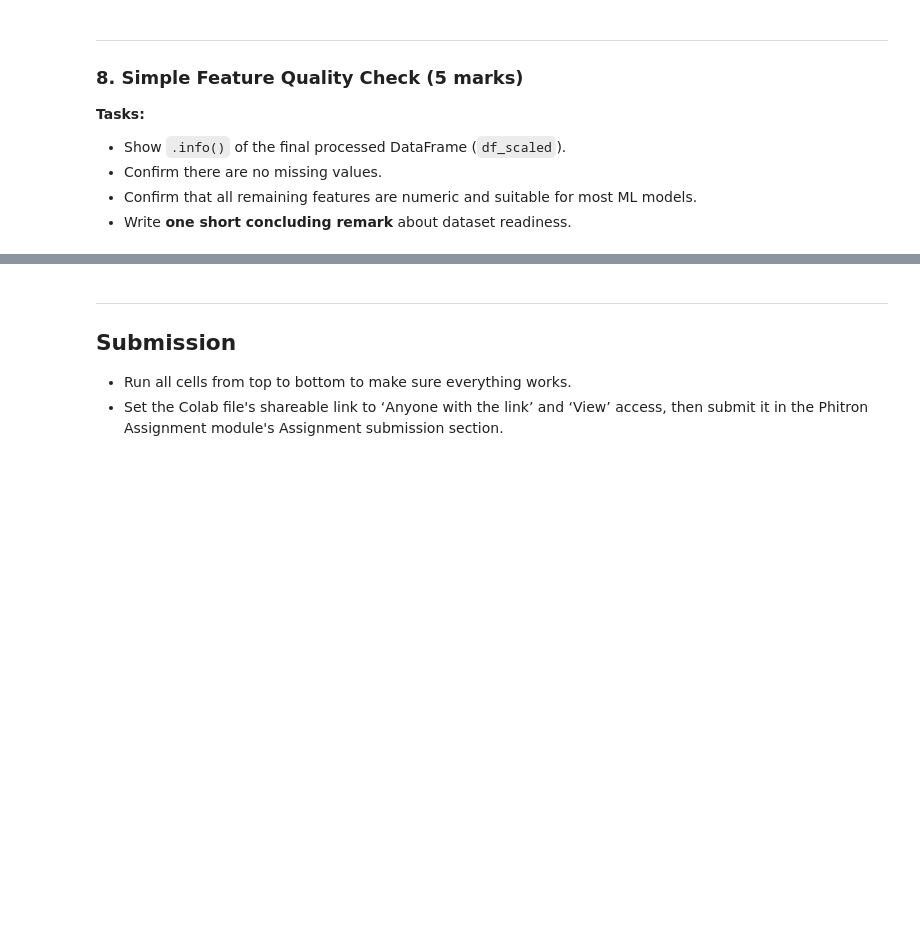
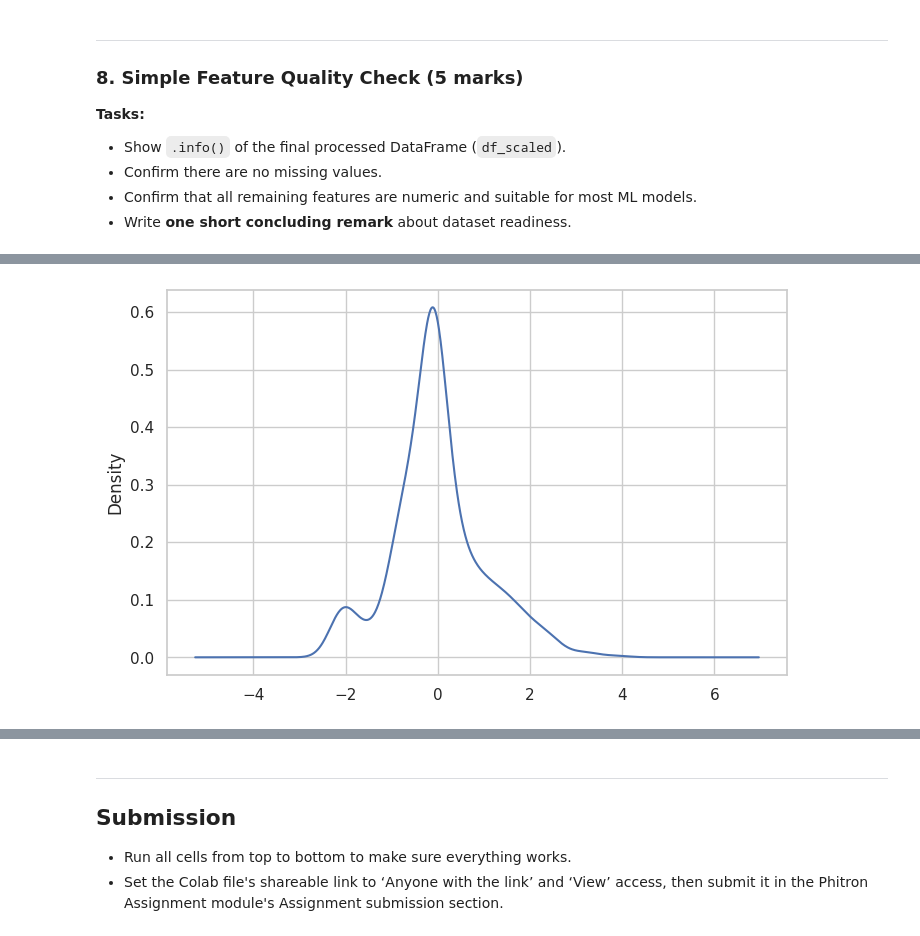
Before and after one commit to KzRaihan/Machine-learning, a Jupyter notebook: Module_07_Assignment/Copy_of_Module_08_ML_Assignment_02.ipynb, the cells around one changed output, grey strips where cells are left out. Saved outputs shown, nothing was run; the diff lists cells and outputs as text; code cells hidden in the pictures; blank space fills up the shorter version.

```diff
--- a/Module_07_Assignment/Copy_of_Module_08_ML_Assignment_02.ipynb
+++ b/Module_07_Assignment/Copy_of_Module_08_ML_Assignment_02.ipynb
@@ -747,0 +845,4 @@ display(df_model.head())
+# %%
+# drop the Name and Ticket columns
+encoded_df = encoded_df.drop(columns=["Name", "Ticket"])
+encoded_df.head(3)
@@ -774,0 +879,30 @@ plt.show()
+# %%
+# split to features and target columns
+
+score_cols = ["Age", "Fare", "SibSp", "Parch"] # X
+target_col = "Survived"
+
+X = encoded_df.drop(columns=[target_col])
+y = encoded_df[target_col]
+
+X_train, X_test, y_train, y_test = train_test_split(
+    X, y, test_size=0.25, random_state=42
+)
+# %%
+# Standard Scaling
+
+scaler_sd = StandardScaler()
+X_train_std = scaler_sd.fit_transform(X_train)
+X_test_std = scaler_sd.transform(X_test)
+# %%
+print("\n Displaying Standard Scaled Data ")
+# Convert scaled arrays back to DataFrame for better visualization with column names
+
+df_scaled = pd.DataFrame(X_train_std, columns = X_train.columns, index = X_train.index)
+X_test_std_df = pd.DataFrame(X_test_std, columns = X_test.columns, index = X_test.index)
+
+print("\nFirst 5 rows of X_train (Standard Scaled):")
+display(df_scaled.head())
+
+print("\nFirst 5 rows of X_test (Standard Scaled):")
+display(X_test_std_df.head())
@@ -792,3 +1059,11 @@ print("\nTotal missing values in final DataFrame:", df_scaled.isna().sum().sum()
+# %%
+# kde plot
+
+df_scaled['Age'].plot(kind = 'kde')
+
+plt.show()
+# %% [output]
+[figure, added]
 # %% [markdown]
 #### Final remark on dataset readiness
 - Your remark:
```
Also changed, not shown: parts of 23 cells of this notebook.
